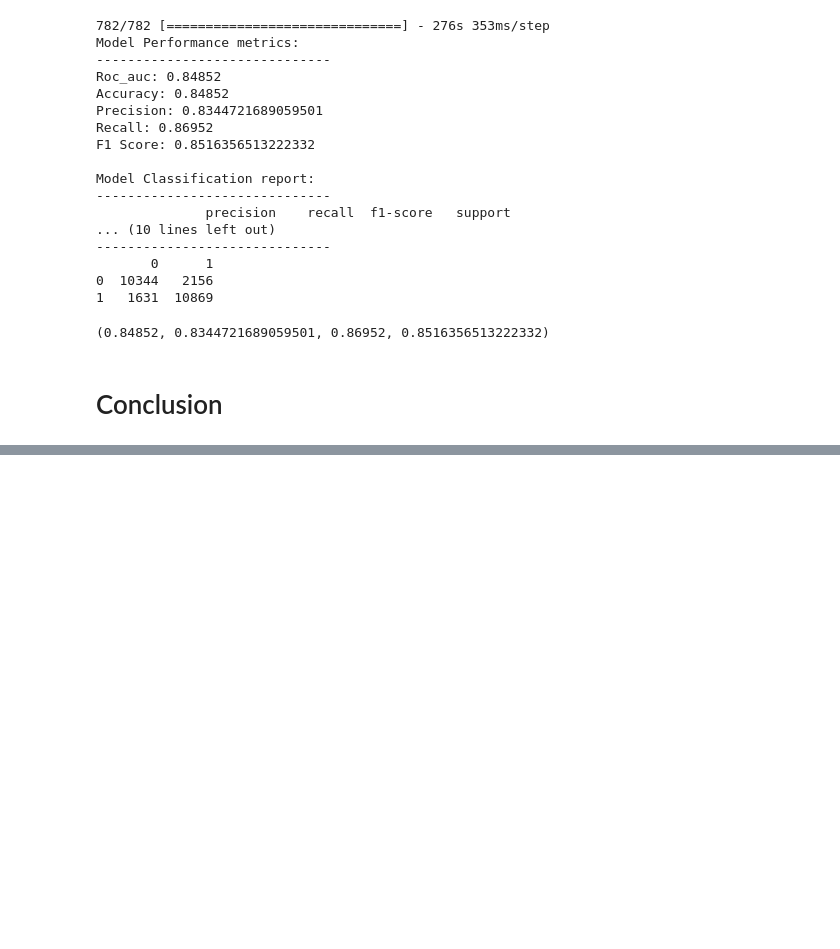
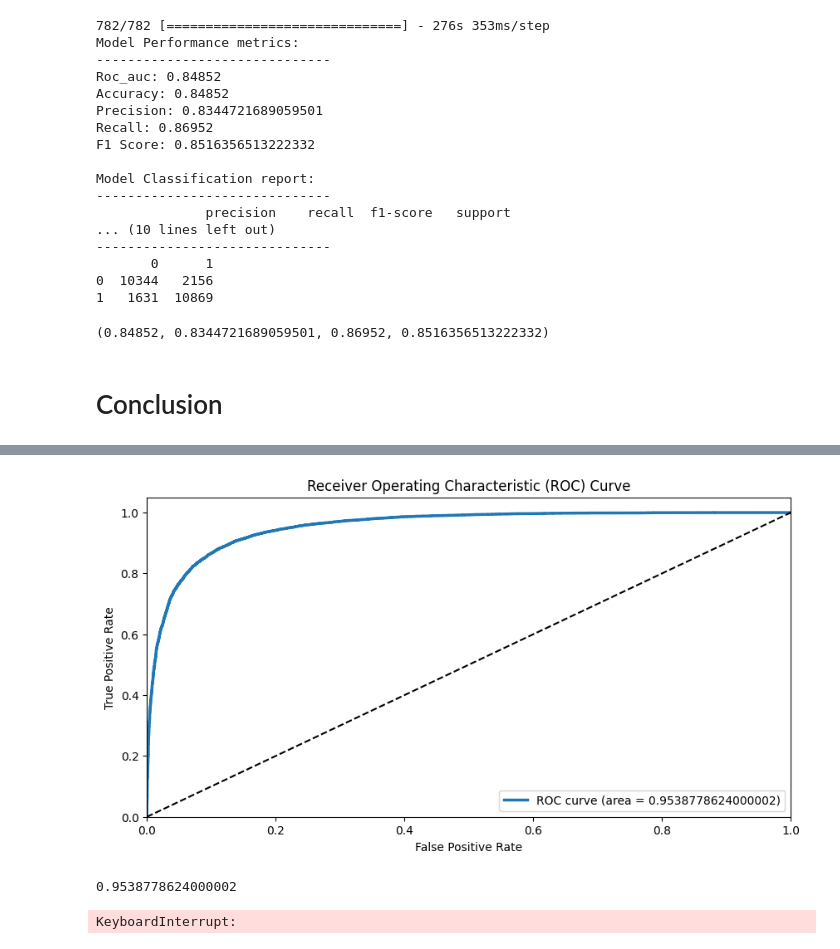
Before and after one commit to JuanDiego28/SentimentAnalysis_NLP_MovieReview, a Jupyter notebook: AnyoneAI - Sprint Project 05.ipynb, the cells around one changed output, grey strips where cells are left out. Saved outputs shown, nothing was run; the diff lists cells and outputs as text; code cells hidden in the pictures; blank space fills up the shorter version.

Commit message:
finding the best model with tfidf

```diff
--- a/AnyoneAI - Sprint Project 05.ipynb
+++ b/AnyoneAI - Sprint Project 05.ipynb
@@ -744,8 +742,8 @@ Vocabulary: {'<OOV>': 1, 'movie': 2, 'film': 3, 'one': 4, 'see': 5, 'make': 6, '
 sequences_train = tokenizer.texts_to_sequences(norm_train_reviews)
 sequences_test = tokenizer.texts_to_sequences(norm_test_reviews)
 print(sequences_train[1])
-X_train_seq = keras.preprocessing.sequence.pad_sequences(sequences_train)
-X_test_seq = keras.preprocessing.sequence.pad_sequences(sequences_test)
+X_train_seq = keras.preprocessing.sequence.pad_sequences(sequences_train,maxlen = maxlen)
+X_test_seq = keras.preprocessing.sequence.pad_sequences(sequences_test,maxlen = maxlen)
 # %% [output]
 [60, 4160, 4417, 2102, 4418, 1, 678, 4161, 165, 405, 264, 257, 3, 617, 22, 22, 725, 1001, 5641, 6621, 1, 98, 469, 6966, 1, 123, 44, 31, 11, 5641, 4626, 1132, 162, 18, 1210, 1048, 5473, 27, 173, 2953,  ...
 # %% [markdown]
@@ -805,22 +821,17 @@ NameError: name 'np' is not defined
 # %%
-baseline_model = LogisticRegression()
-
-baseline_model.fit(train_features, y_train)
-model_predictions = baseline_model.predict(test_features)
-
 params = {
-    'C': np.linspace(0.001),
-    'max_iter': [500]
+    'C': np.linspace(0.0001,100,300),
+    'max_iter': [3000]
 }
 
-kf = KFold(n_splits=6, shuffle=True, random_state=5)
+kf = KFold(n_splits=5, shuffle=True, random_state=5)
 log_tuned_model = RandomizedSearchCV(
     LogisticRegression(),
-    param_grid=params,
+    param_distributions=params,
     n_jobs= -1,
     cv=kf
     )
-log_tuned_model.fit(w2v_train_features, y_train)
+log_tuned_model.fit(train_features, y_train)
 
-with open('log_tuned_model.pkl','wb') as file:
+with open('log_tuned_model_tfidf.pkl','wb') as file:
     pickle.dump(log_tuned_model.best_estimator_,file)
@@ -826,0 +861,26 @@ with open('log_tuned_model.pkl','wb') as file:
+# %%
+evaluation.plot_roc(log_tuned_model,y_test,test_features)
+# %% [output]
+[figure, added]
+0.9538778624000002
+# %%
+
+params = {
+    'C': np.linspace(0.0001,10,10),
+    'kernel': ['linear','poly','rbf'],
+    'degree': [2,3]
+}
+
+kf = KFold(n_splits=5, shuffle=True, random_state=5)
+SVC_tuned_model = RandomizedSearchCV(
+    SVC(),
+    param_distributions=params,
+    n_jobs= -1,
+    cv=kf
+    )
+SVC_tuned_model.fit(train_features, y_train)
+
+with open('SVC_tuned_model_tfidf.pkl','wb') as file:
+    pickle.dump(SVC_tuned_model.best_estimator_,file)
+# %% [output]
+KeyboardInterrupt:
```
Also changed, not shown: parts of 8 cells of this notebook.
